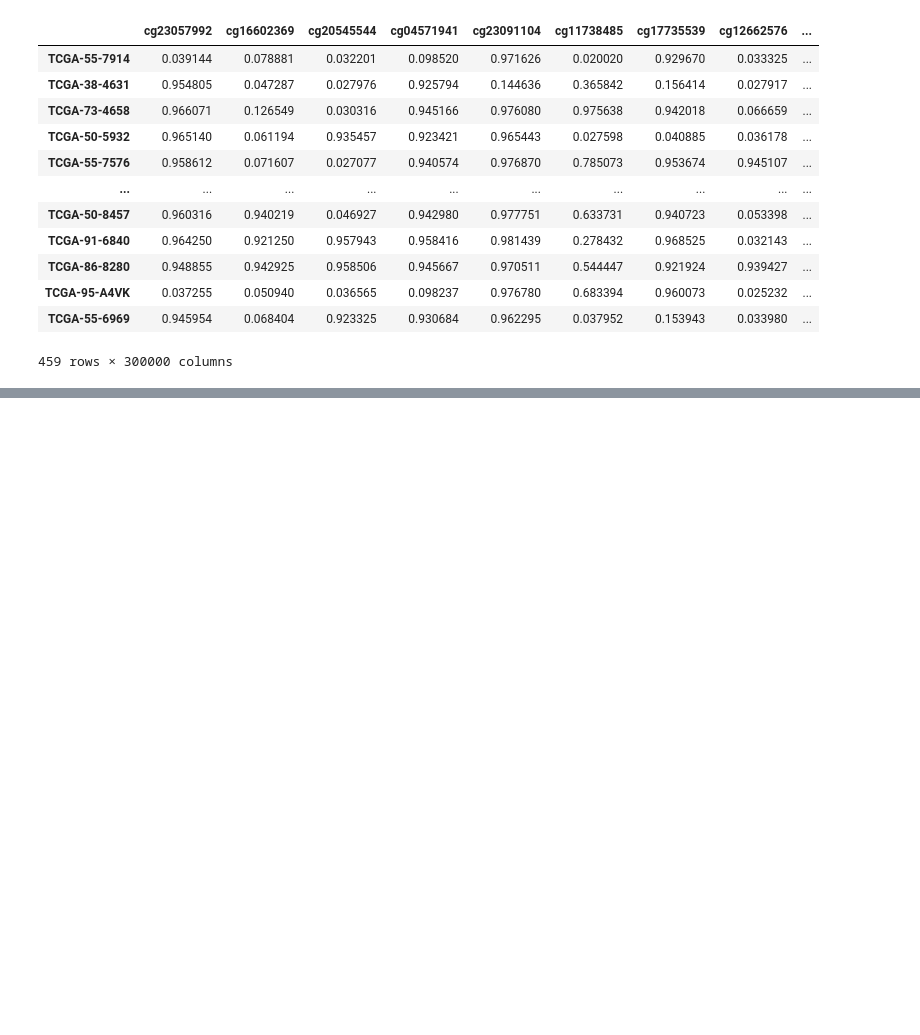
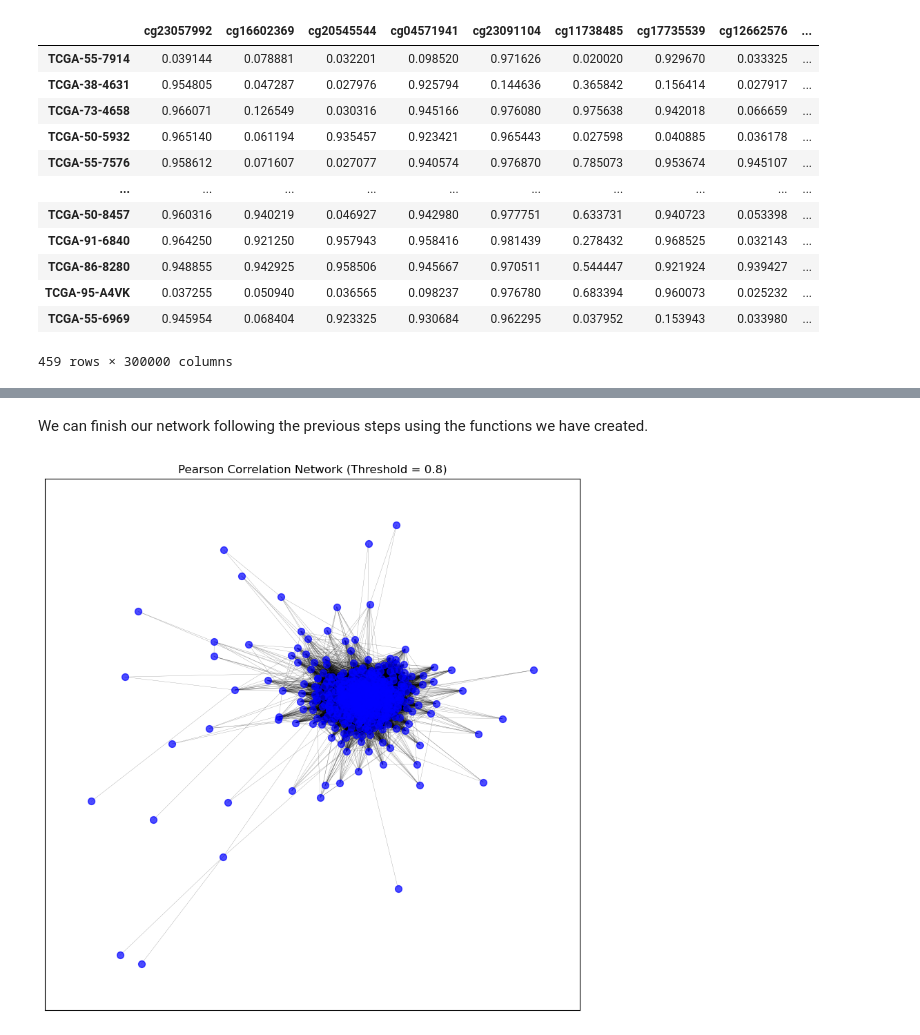
Before and after one commit to Barry8197/ISMB_Test, a Jupyter notebook: Section1/Part2.ipynb, the cells around one changed output, grey strips where cells are left out. Saved outputs shown, nothing was run; the diff lists cells and outputs as text; code cells hidden in the pictures; blank space fills up the shorter version.

```diff
--- a/Section1/Part2.ipynb
+++ b/Section1/Part2.ipynb
@@ -697,0 +282,36 @@ Calculate the pearson correlation of the data in a similar fashion.
+# %%
+'''
+#################################################
+                YOUR CODE HERE
+#################################################
+1. Identify CpG sites that are commonly annotated in the smoking dataset
+2. Filter the DNA methylation data to include only the common CpG sites identified in the previous step
+3. Identify patients that are present in both the gene expression dataset and the methylation dataset
+4. Filter the methylation data to include only the common patients and common CpG sites
+5. Transpose the filtered methylation data matrix
+'''
+
+# Step 1: Count the occurrences of each unique value in the 'cpg' column using value_counts
+cpg_counts = smoking_df['cpg'].value_counts()
+
+# Step 2: Filter the counts to keep only those greater than 10
+filtered_cpg_counts = cpg_counts[cpg_counts > 10]
+
+# Step 3: Get the index of the filtered counts and convert it to a list
+common_annotated_cpgs = filtered_cpg_counts.index.tolist()
+
+# Step 4: Identify common CpG sites between the annotated list and the methylation dataset
+cpgs = set(common_annotated_cpgs) & set(meth_data.columns)
+
+# Step 5: Convert the cpgs set to a list
+cpgs = list(cpgs)
+
+# Step 6: Identify common patients between the gene expression and methylation datasets
+# remember how to get the list of patients from dataset and to convert it to a list
+common_patients = list(set(GE_data["datMeta"]["patient"].to_list()) & set(meth_data.index))
+
+# Step 7: Filter the methylation data to include only the common patients and common CpG sites
+meth_data_filt = meth_data.loc[common_patients, cpgs]
+
+# Step 8: Transpose the filtered methylation data matrix and call it patient_meth_matrix
+patient_meth_matrix = meth_data_filt.T
@@ -698,6 +335,18 @@ Calculate the pearson correlation of the data in a similar fashion.
+# %% [markdown]
+We can finish our network following the previous steps using the functions we have created.
 # %%
 # Dictionary to store different correlation matrices
 p_meth_correlation_matrices = {}
 
 # Pearson correlation
 p_meth_correlation_matrices['pearson'] = patient_meth_matrix.corr(method='pearson')
+
+p_meth_pearson_graph = create_graph_from_correlation(p_meth_correlation_matrices['pearson'], threshold=0.8)
+# Clean the graph by removing unconnected nodes
+p_meth_pearson_graph_pruned = clean_graph(p_meth_pearson_graph,
+                                    degree_threshold=1,
+                                    keep_largest_component=True)
+
+visualise_graph(p_meth_pearson_graph_pruned, title='Pearson Correlation Network (Threshold = 0.8)')
+# %% [output]
+[figure, added]
```
Also changed, not shown: parts of 18 cells of this notebook.
